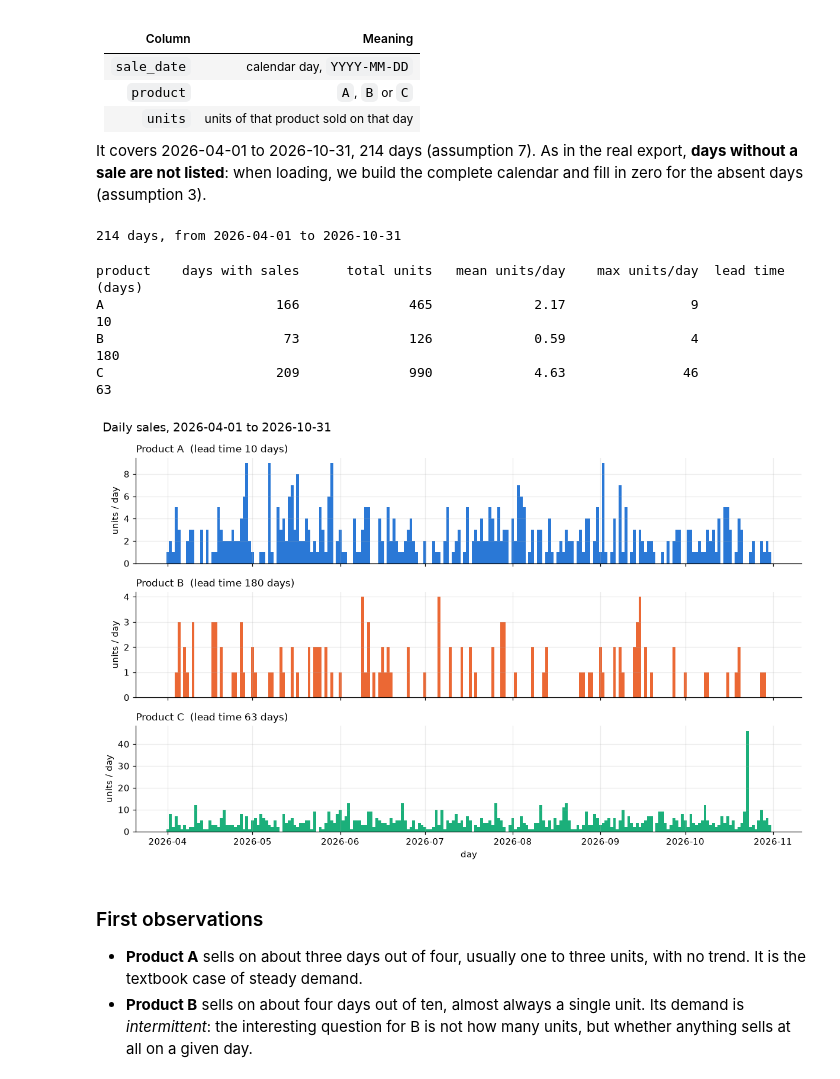
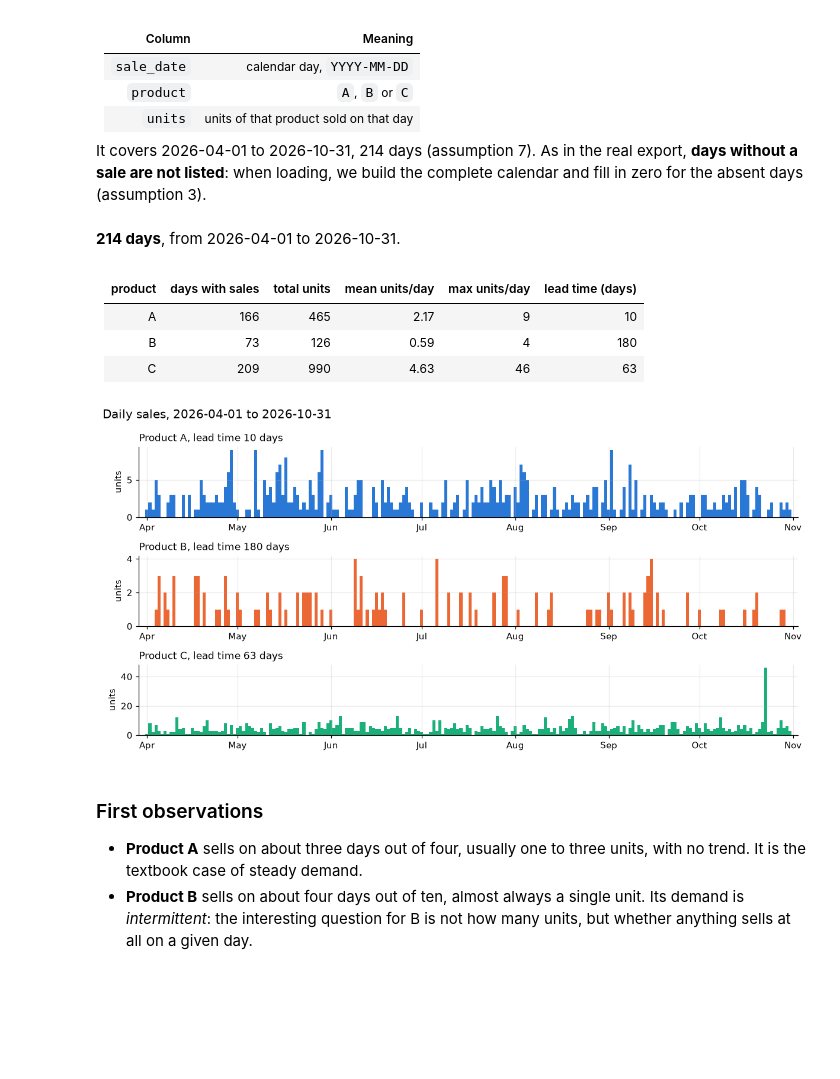
Before and after one commit to Marchinka90/safety-stock-reorder-point, a Jupyter notebook: safety_stock_reorder_point.ipynb, the cells around one changed output. Drawn from its saved outputs; the diff is of its cells as text; code cells hidden in the pictures; blank space fills up the shorter version.

Commit message:
Polish section 2 - added  Markdown tables, clearer names, month ticks on the chart

```diff
--- a/safety_stock_reorder_point.ipynb
+++ b/safety_stock_reorder_point.ipynb
@@ -121,11 +132,11 @@ def load_daily_sales(path, first_day, last_day):
 
 DAYS, sales = load_daily_sales(DATA_PATH, FIRST_DAY, LAST_DAY)
 PRODUCTS = list(sales)  # ['A', 'B', 'C']
-print(f"{len(DAYS)} days, from {DAYS[0]} to {DAYS[-1]}")
+display(Markdown(f"**{len(DAYS)} days**, from {DAYS[0]} to {DAYS[-1]}. "))
 # %% [output]
-214 days, from 2026-04-01 to 2026-10-31
+**214 days**, from 2026-04-01 to 2026-10-31.
 # %%
-def describe(units):
+def summarise_sales(units):
     """A few plain numbers that summarise one product's daily sales."""
     return {
         "days with sales": int(np.count_nonzero(units)),
@@ -136,29 +147,35 @@ def describe(units):
 
 
 columns = ["days with sales", "total units", "mean units/day", "max units/day"]
-print(f"{'product':<9}" + "".join(f"{c:>17}" for c in columns) + f"{'lead time (days)':>18}")
+rows = []
 for product in PRODUCTS:
-    d = describe(sales[product])
-    print(f"{product:<9}" + "".join(f"{d[c]:>17}" for c in columns) + f"{LEAD_TIME_DAYS[product]:>18}")
+    summary = summarise_sales(sales[product])
+    rows.append([product] + [summary[c] for c in columns] + [LEAD_TIME_DAYS[product]])
+show_table(["product"] + columns + ["lead time (days)"], rows)
 # %% [output]
-product    days with sales      total units   mean units/day    max units/day  lead time (days)
-A                      166              465             2.17                9                10
-B                       73              126             0.59                4               180
-C                      209              990             4.63               46                63
+| product | days with sales | total units | mean units/day | max units/day | lead time (days) |
+| :--- | ---: | ---: | ---: | ---: | ---: |
+| A | 166 | 465 | 2.17 | 9 | 10 |
+| B | 73 | 126 | 0.59 | 4 | 180 |
+| C | 209 | 990 | 4.63 | 46 | 63 |
 # %%
-fig, axes = plt.subplots(len(PRODUCTS), 1, figsize=(11, 7), sharex=True)
+fig, axes = plt.subplots(len(PRODUCTS), 1, figsize=(11, 5.5), sharex=True)
 for ax, product in zip(axes, PRODUCTS):
     ax.bar(DAYS, sales[product], width=np.timedelta64(1, "D"),
            color=PRODUCT_COLORS[product], linewidth=0)
-    ax.set_ylabel("units / day")
-    ax.set_title(f"Product {product}  (lead time {LEAD_TIME_DAYS[product]} days)",
+    ax.set_title(f"Product {product}, lead time {LEAD_TIME_DAYS[product]} days",
                  loc="left", fontsize=11)
-axes[-1].set_xlabel("day")
+    ax.set_ylabel("units")
+    ax.margins(x=0.01)
+    # One tick per month, labelled with the month name, under every panel.
+    ax.xaxis.set_major_locator(mdates.MonthLocator())
+    ax.xaxis.set_major_formatter(mdates.DateFormatter("%b"))
+    ax.tick_params(labelbottom=True)
 fig.suptitle(f"Daily sales, {FIRST_DAY} to {LAST_DAY}", x=0.01, ha="left", fontsize=13)
 fig.tight_layout()
 plt.show()
 # %% [output]
-[figure, old version]
+[figure, new version]
 # %% [markdown]
 ### First observations
 
```
Also changed, not shown: parts of 2 cells of this notebook.
